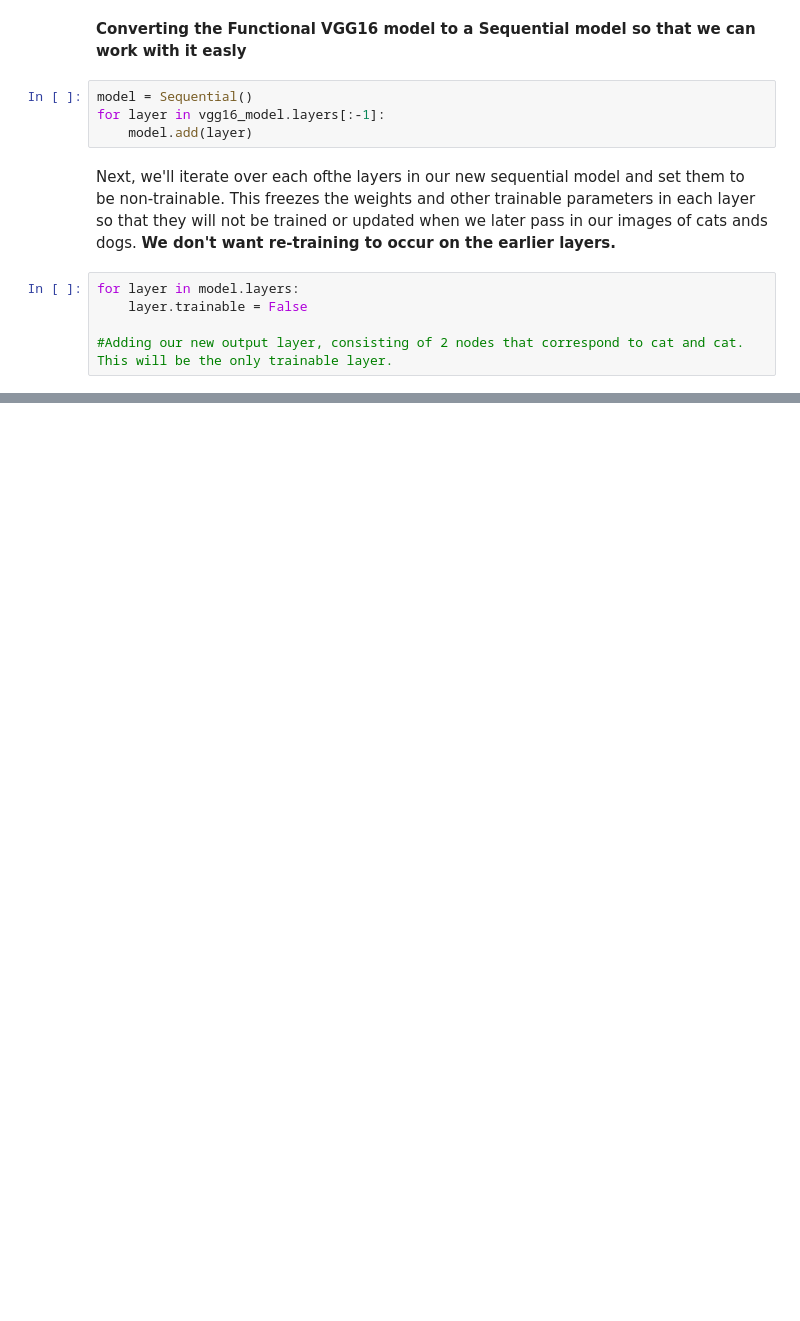
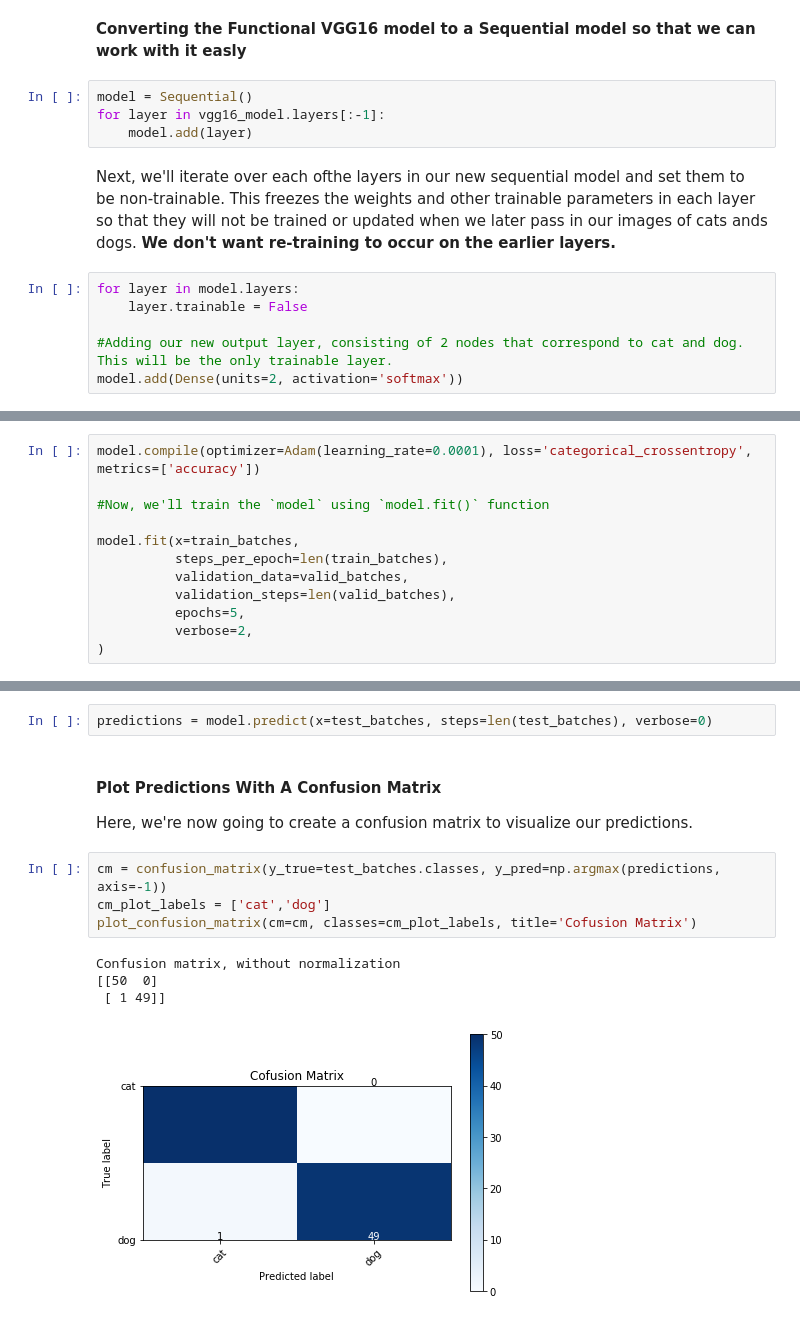
Before and after one commit to lamechy/Dogs_vs_Cats, a Jupyter notebook: cnn_image.ipynb, the cells around one changed output, grey strips where cells are left out. Cells and saved outputs as stored; diff of their text form; blank space fills up the shorter version.

```diff
--- a/cnn_image.ipynb
+++ b/cnn_image.ipynb
@@ -287,4 +284,5 @@ Next, we'll iterate over each ofthe layers in our new sequential model and set t
 for layer in model.layers:
     layer.trainable = False
 
-#Adding our new output layer, consisting of 2 nodes that correspond to cat and cat. This will be the only trainable layer.
+#Adding our new output layer, consisting of 2 nodes that correspond to cat and dog. This will be the only trainable layer.
+model.add(Dense(units=2, activation='softmax'))
@@ -290,0 +292,12 @@ for layer in model.layers:
+# %%
+model.compile(optimizer=Adam(learning_rate=0.0001), loss='categorical_crossentropy', metrics=['accuracy'])
+
+#Now, we'll train the `model` using `model.fit()` function
+
+model.fit(x=train_batches,
+          steps_per_epoch=len(train_batches),
+          validation_data=valid_batches,
+          validation_steps=len(valid_batches),
+          epochs=5,
+          verbose=2,
+)
@@ -290,0 +346,14 @@ for layer in model.layers:
+# %%
+predictions = model.predict(x=test_batches, steps=len(test_batches), verbose=0)
+# %% [markdown]
+#### Plot Predictions With A Confusion Matrix
+Here, we're now going to create a confusion matrix to visualize our predictions.
+# %%
+cm = confusion_matrix(y_true=test_batches.classes, y_pred=np.argmax(predictions, axis=-1))
+cm_plot_labels = ['cat','dog']
+plot_confusion_matrix(cm=cm, classes=cm_plot_labels, title='Cofusion Matrix')
+# %% [output]
+Confusion matrix, without normalization
+[[50  0]
+ [ 1 49]]
+[figure, added]
```
Also changed, not shown: parts of 5 cells of this notebook.
